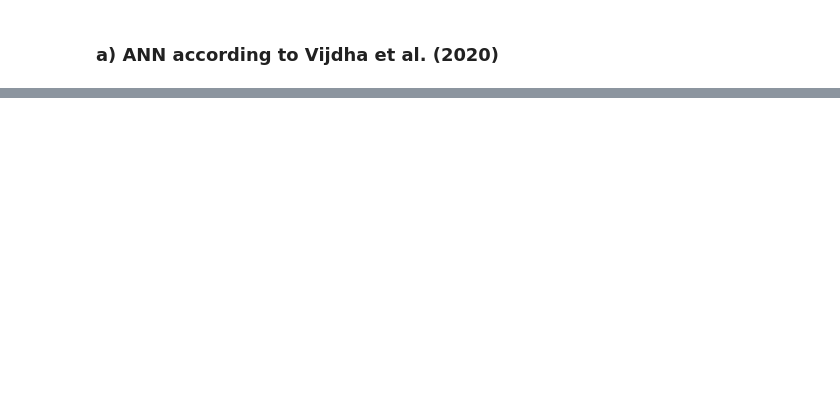
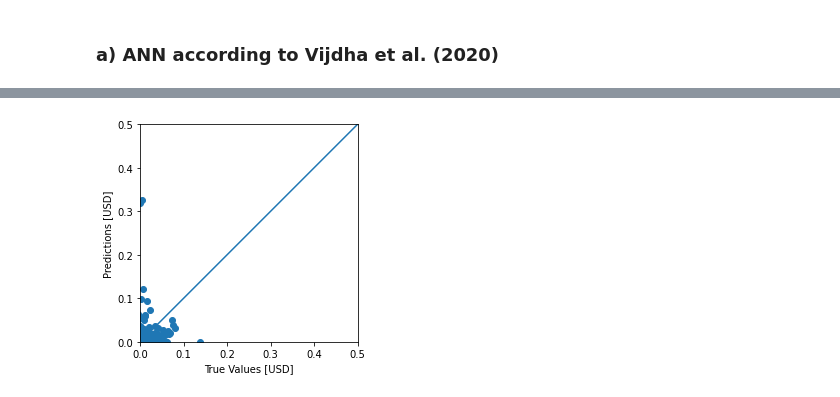
Before and after one commit to Sylvariane/Kaggle_cryptocurrencies_forecasting, a Jupyter notebook: P08_02_notebookmodelisation.ipynb, the cells around one changed output, grey strips where cells are left out. Drawn from its saved outputs; the diff is of its cells as text; code cells hidden in the pictures; blank space fills up the shorter version.

```diff
--- a/P08_02_notebookmodelisation.ipynb
+++ b/P08_02_notebookmodelisation.ipynb
@@ -58,11 +97,14 @@ gc.collect()
 # %%
 merged_df.fillna(0, inplace=True)
 # %%
-merged_df.drop(["asset_name", "vwap", "count",
+merged_df.drop(["vwap", "count",
           "open", "close", "high",
           "low", "volume", "log_open",
           "FRAMA", "RSI", "log_close",
           "log_low", "log_high",
-          "MA_7d", "MA_14d", "MA_21d",
-          "STD_7d"],
+          "vwap", "count",
+          "open", "close", "high",
+          "low", "volume", "log_open",
+          "FRAMA", "RSI", "log_close",
+          "log_low", "log_high"],
           axis=1, inplace=True)
@@ -84 +111,8 @@ X_test = test_set.drop("target", axis=1)
+# %%
+y = merged_df["target"].values
+X = merged_df.drop("target", axis=1)
+
+X_train, X_test, y_train, y_test = train_test_split(X, y,
+                                                    train_size=0.2,
+                                                    random_state=42)
 # %%
@@ -89,7 +127,7 @@ gc.collect()
 # %%
 cat_var = ["asset_name"]
-num_var = ["H-L", "O-C", "MA_7min.",
-           "MA_14min.", "MA_21min.", "STD_7min."]
+num_var = ["H-L", "O-C", "MA_7d",
+           "MA_14d", "MA_21d", "STD_7d"]
 # %%
 cat_pipe = Pipeline([
     ('encoder', OneHotEncoder())
@@ -194,7 +247,7 @@ dnn_model.summary()
 %%time
 
 history = dnn_model.fit(
-    train_features,
-    train_labels,
+    X_train,
+    y_train,
     validation_split = 0.2,
-    verbose = 1, epochs = 100)
+    verbose = 1, epochs = 50)
@@ -201,12 +272,14 @@ history = dnn_model.fit(
 # %%
-test_predictions = dnn_model.predict(test_features).flatten()
+y_pred = dnn_model.predict(X_test).flatten()
 
 a = plt.axes(aspect='equal')
-plt.scatter(test_labels, test_predictions)
+plt.scatter(y_test, y_pred)
 plt.xlabel('True Values [USD]')
 plt.ylabel('Predictions [USD]')
 lims = [0, 0.5]
 plt.xlim(lims)
 plt.ylim(lims)
 _ = plt.plot(lims, lims)
+# %% [output]
+[figure, added]
 # %%
```
Also changed, not shown: parts of 45 cells of this notebook.
